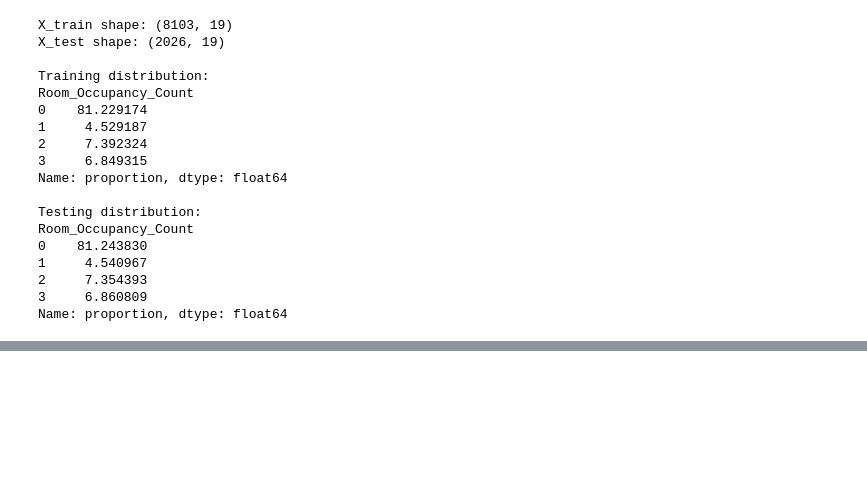
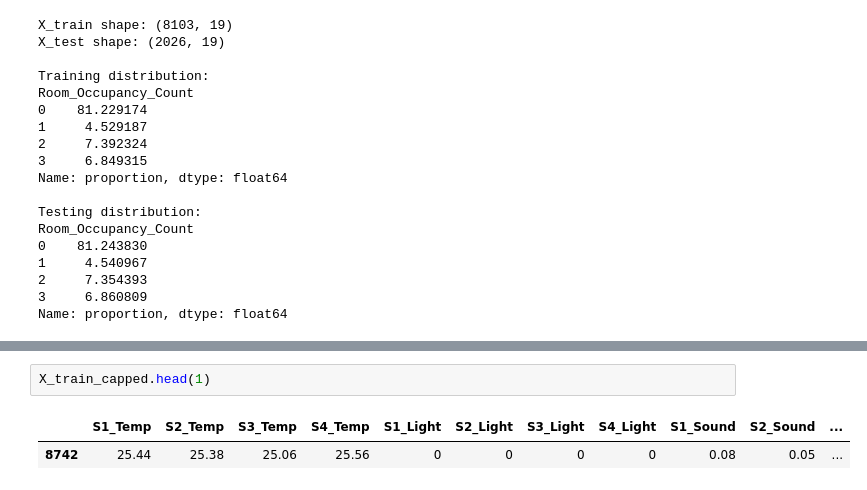
Before and after one commit to Mohamed66Hemdan/Room-Occupancy-Estimation-ML-Model, a Jupyter notebook: Project/Project.ipynb, the cells around one changed output, grey strips where cells are left out. Drawn from its saved outputs; the diff is of its cells as text; blank space fills up the shorter version.

```diff
--- a/Project/Project.ipynb
+++ b/Project/Project.ipynb
@@ -527,0 +605,5 @@ Name: proportion, dtype: float64
+# %%
+X_train_capped.head(1)
+# %% [output]
+|  | S1_Temp | S2_Temp | S3_Temp | S4_Temp | S1_Light | S2_Light | S3_Light | S4_Light | S1_Sound | S2_Sound | ... |
+| 8742 | 25.44 | 25.38 | 25.06 | 25.56 | 0 | 0 | 0 | 0 | 0.08 | 0.05 | ... |
```
Also changed, not shown: parts of 8 cells of this notebook.
